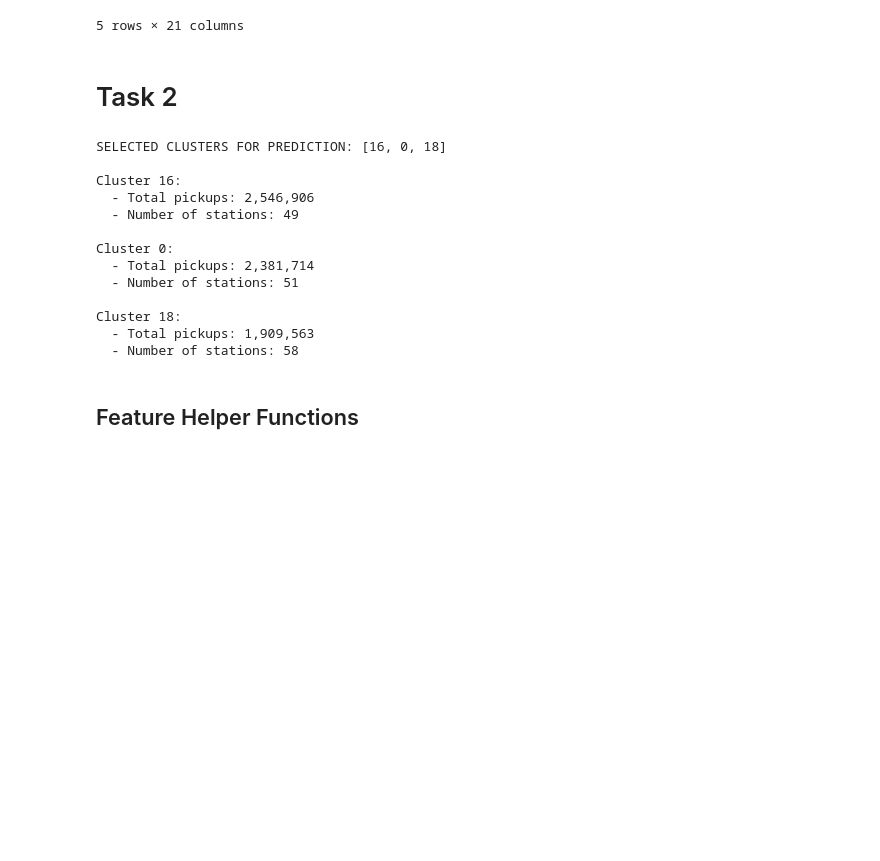
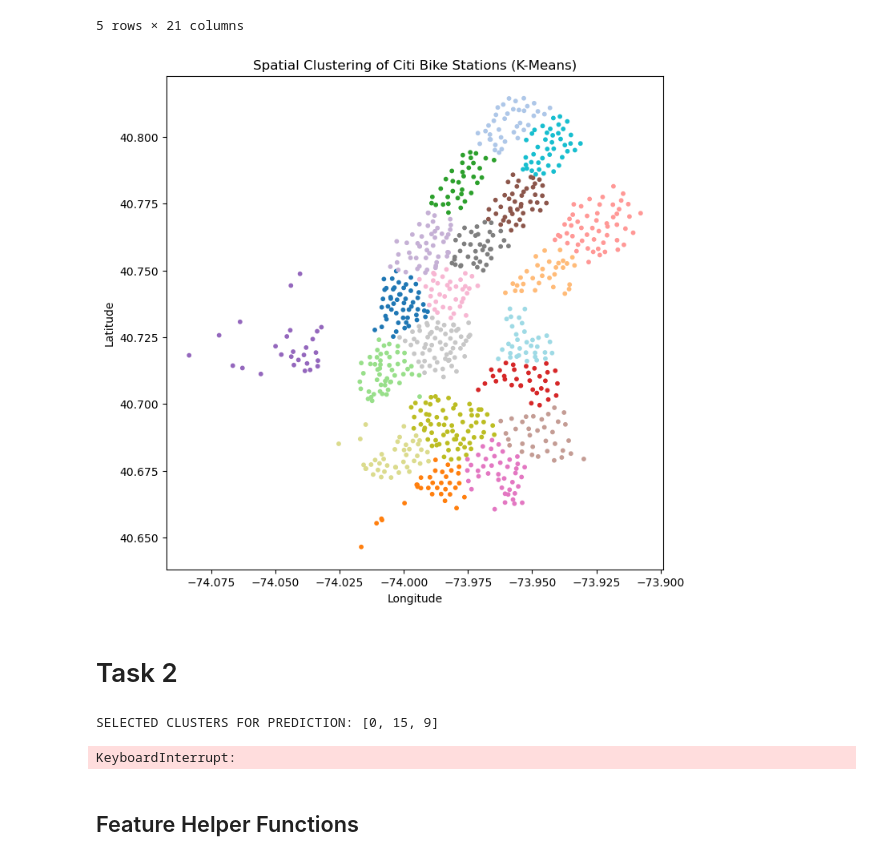
Before and after one commit to jsp566/Intro-to-Business-Analytics-project, a Jupyter notebook: Prediction_Challenge.ipynb, the cells around one changed output. Saved outputs shown, nothing was run; the diff lists cells and outputs as text; code cells hidden in the pictures; blank space fills up the shorter version.

```diff
--- a/Prediction_Challenge.ipynb
+++ b/Prediction_Challenge.ipynb
@@ -6,7 +6,7 @@ import sklearn
 import seaborn as sns
 from sklearn.cluster import KMeans
 # %%
-df1 = pd.read_csv('data/trips_2018_cleaned.csv')
+df1 = pd.read_csv('trips_2018_cleaned.csv')
 # %%
 df1.tail()
 # %% [output]
@@ -133,6 +141,17 @@ Missing end clusters: 0
 | 3 | 306 | 2018-01-01 15:40:13.372 | 2018-01-01 15:45:20.191 | 72 | 40.767272 | -73.993929 | ... |
 | 4 | 306 | 2018-01-01 18:14:51.568 | 2018-01-01 18:19:57.642 | 72 | 40.767272 | -73.993929 | ... |
 5 rows × 21 columns
+# %%
+all_stations['cluster'].value_counts().sort_index()
+plt.figure(figsize=(8,8))
+plt.scatter(all_stations['start_station_longitude'], all_stations['start_station_latitude'], c=all_stations['cluster'], cmap='tab20', s=10)
+plt.xlabel('Longitude')
+plt.ylabel('Latitude')
+plt.title('Spatial Clustering of Citi Bike Stations (K-Means)')
+plt.savefig('station_clusters.png', dpi=300, bbox_inches='tight')
+plt.show()
+# %% [output]
+[figure, added]
 # %% [markdown]
 # Task 2
 # %%
@@ -150,19 +169,8 @@ for cluster_id in selected_clusters:
     print(f"  - Total pickups: {total_pickups:,}")
     print(f"  - Number of stations: {num_stations}")
 # %% [output]
-SELECTED CLUSTERS FOR PREDICTION: [16, 0, 18]
-
-Cluster 16:
-  - Total pickups: 2,546,906
-  - Number of stations: 49
-
-Cluster 0:
-  - Total pickups: 2,381,714
-  - Number of stations: 51
-
-Cluster 18:
-  - Total pickups: 1,909,563
-  - Number of stations: 58
+SELECTED CLUSTERS FOR PREDICTION: [0, 15, 9]
+KeyboardInterrupt:
 # %% [markdown]
 ## Feature Helper Functions
 # %%
```
Also changed, not shown: parts of 2 cells of this notebook, 3 other files.
